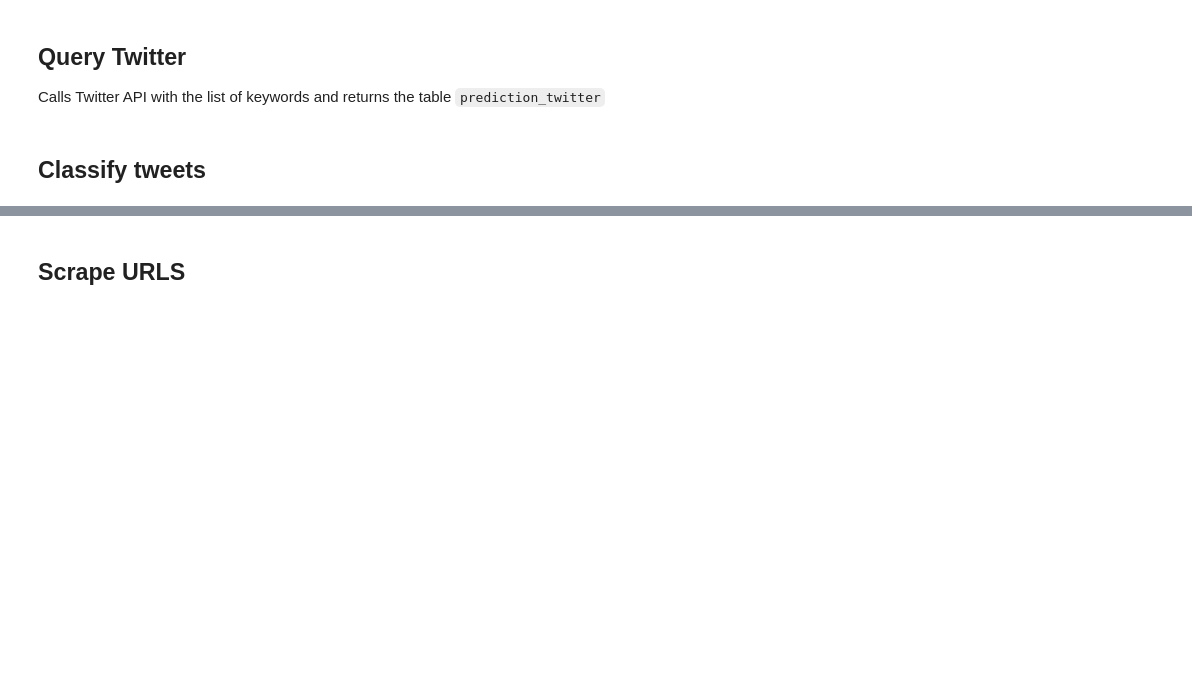
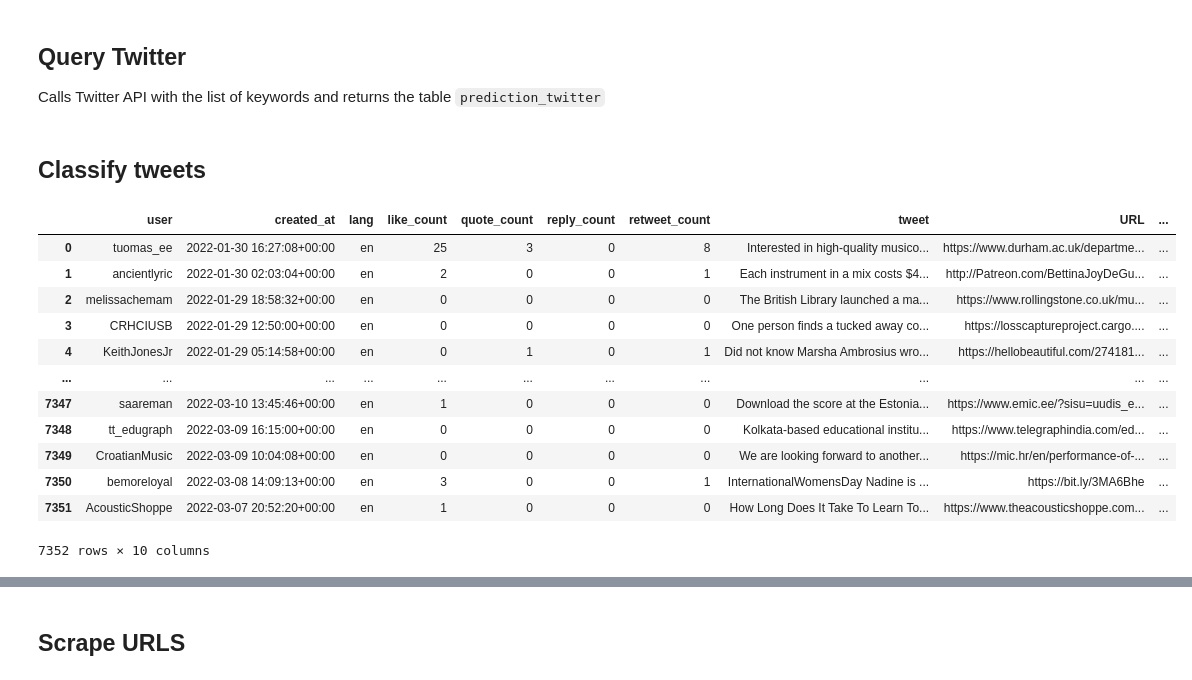
Before and after one commit to polifonia-project/musow-pipeline, a Jupyter notebook: NOTEBOOKS/pipeline_tests.ipynb, the cells around one changed output, grey strips where cells are left out. Drawn from its saved outputs; the diff is of its cells as text; code cells hidden in the pictures; blank space fills up the shorter version.

```diff
--- a/NOTEBOOKS/pipeline_tests.ipynb
+++ b/NOTEBOOKS/pipeline_tests.ipynb
@@ -444,5 +448,35 @@ for k in input_keywords:
 #end = [today.strftime("%Y-%m-%dT%H:%M:%S.000Z")]
 # %% [markdown]
 ## Classify tweets
+# %%
+# Folder containing your files
+raw_searches = path+'TWITTER_SEARCHES/RAW_SEARCHES/'
+
+# Create empty df to save data
+result = pd.DataFrame()
+tweets_to_classify = pd.DataFrame()
+
+# Loop over files and read pickles
+for file in os.listdir(raw_searches):
+    if file.endswith('2022-01-01_3-31.pkl'):
+        result = pd.read_pickle(raw_searches+file)
+    tweets_to_classify = pd.concat([tweets_to_classify, result])
+    tweets_to_classify = tweets_to_classify.reset_index(drop=True)
+# %%
+tweets_to_classify
+# %% [output]
+|  | user | created_at | lang | like_count | quote_count | reply_count | retweet_count | tweet | URL | ... |
+| 0 | tuomas_ee | 2022-01-30 16:27:08+00:00 | en | 25 | 3 | 0 | 8 | Interested in high-quality musico... | https://www.durham.ac.uk/departme... | ... |
+| 1 | ancientlyric | 2022-01-30 02:03:04+00:00 | en | 2 | 0 | 0 | 1 | Each instrument in a mix costs $4... | http://Patreon.com/BettinaJoyDeGu... | ... |
+| 2 | melissachemam | 2022-01-29 18:58:32+00:00 | en | 0 | 0 | 0 | 0 | The British Library launched a ma... | https://www.rollingstone.co.uk/mu... | ... |
+| 3 | CRHCIUSB | 2022-01-29 12:50:00+00:00 | en | 0 | 0 | 0 | 0 | One person finds a tucked away co... | https://losscaptureproject.cargo.... | ... |
+| 4 | KeithJonesJr | 2022-01-29 05:14:58+00:00 | en | 0 | 1 | 0 | 1 | Did not know Marsha Ambrosius wro... | https://hellobeautiful.com/274181... | ... |
+| ... | ... | ... | ... | ... | ... | ... | ... | ... | ... | ... |
+| 7347 | saareman | 2022-03-10 13:45:46+00:00 | en | 1 | 0 | 0 | 0 | Download the score at the Estonia... | https://www.emic.ee/?sisu=uudis_e... | ... |
+| 7348 | tt_edugraph | 2022-03-09 16:15:00+00:00 | en | 0 | 0 | 0 | 0 | Kolkata-based educational institu... | https://www.telegraphindia.com/ed... | ... |
+| 7349 | CroatianMusic | 2022-03-09 10:04:08+00:00 | en | 0 | 0 | 0 | 0 | We are looking forward to another... | https://mic.hr/en/performance-of-... | ... |
+| 7350 | bemoreloyal | 2022-03-08 14:09:13+00:00 | en | 3 | 0 | 0 | 1 | InternationalWomensDay Nadine is ... | https://bit.ly/3MA6Bhe | ... |
+| 7351 | AcousticShoppe | 2022-03-07 20:52:20+00:00 | en | 1 | 0 | 0 | 0 | How Long Does It Take To Learn To... | https://www.theacousticshoppe.com... | ... |
+7352 rows × 10 columns
 # %%
 #load the search you want to classify
```
Also changed, not shown: parts of 9 cells of this notebook, 3 other files.
